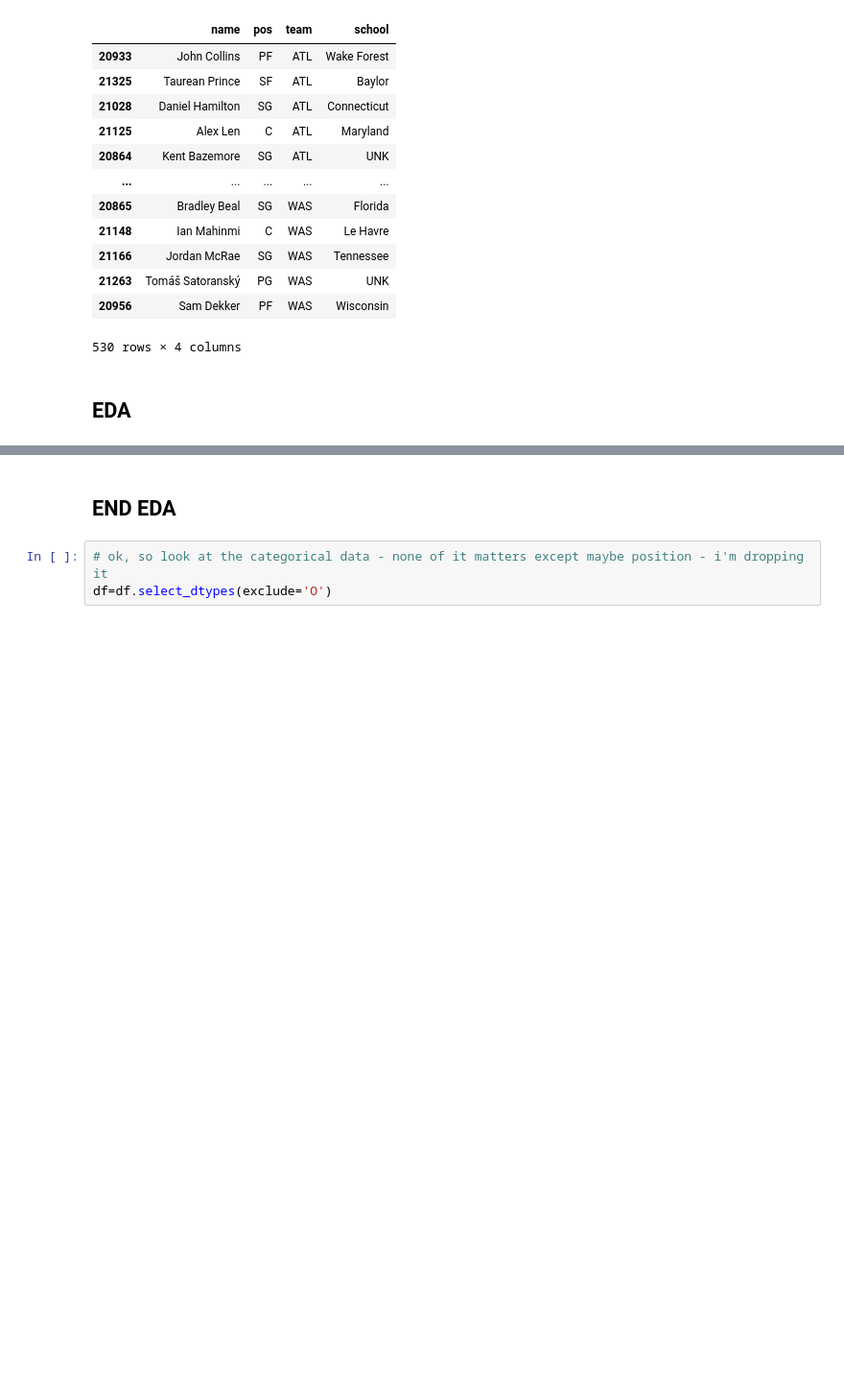
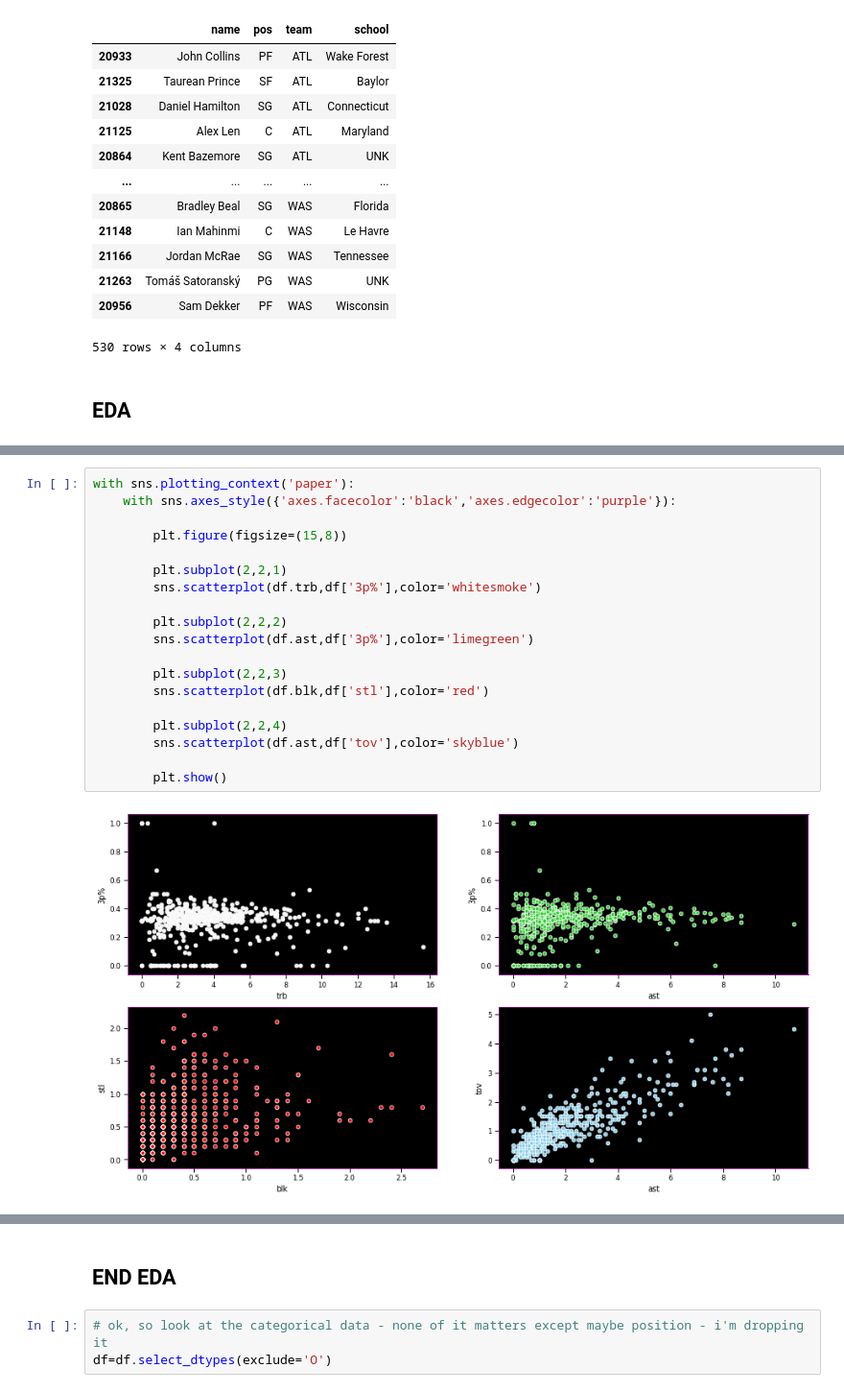
Before and after one commit to ArielJosephCohen/postseason_prediction, a Jupyter notebook: player_stats.ipynb, the cells around one changed output, grey strips where cells are left out. Shown: that part at 96% size. Drawn from its saved outputs; the diff is of its cells as text; blank space fills up the shorter version.

```diff
--- a/player_stats.ipynb
+++ b/player_stats.ipynb
@@ -228,0 +247,21 @@ df.select_dtypes(include='O')
+# %%
+with sns.plotting_context('paper'):
+    with sns.axes_style({'axes.facecolor':'black','axes.edgecolor':'purple'}):
+
+        plt.figure(figsize=(15,8))
+
+        plt.subplot(2,2,1)
+        sns.scatterplot(df.trb,df['3p%'],color='whitesmoke')
+
+        plt.subplot(2,2,2)
+        sns.scatterplot(df.ast,df['3p%'],color='limegreen')
+
+        plt.subplot(2,2,3)
+        sns.scatterplot(df.blk,df['stl'],color='red')
+
+        plt.subplot(2,2,4)
+        sns.scatterplot(df.ast,df['tov'],color='skyblue')
+
+        plt.show()
+# %% [output]
+[figure, added]
```
Also changed, not shown: parts of 17 cells of this notebook, 2 other files.
